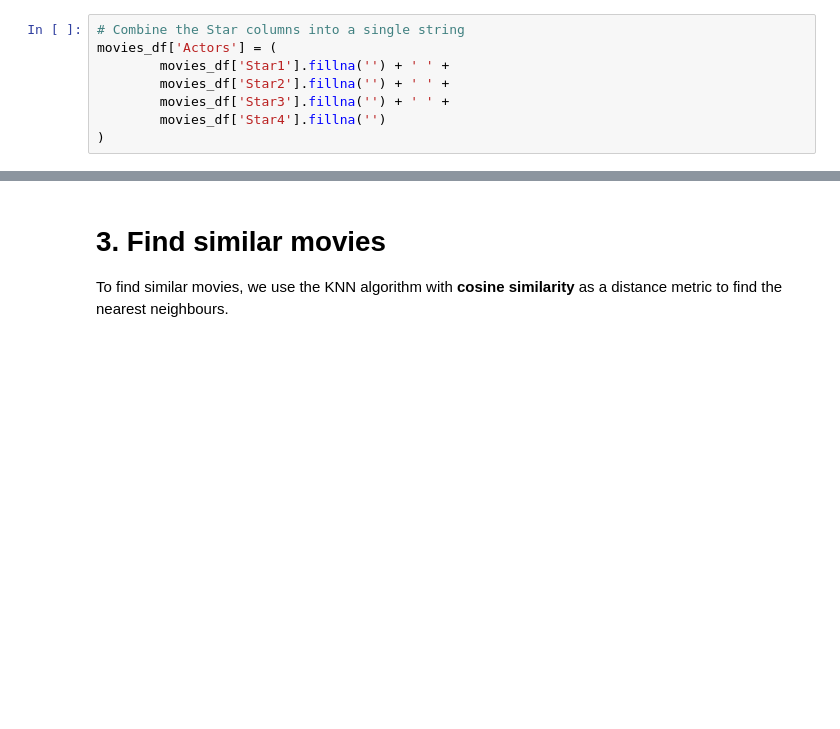
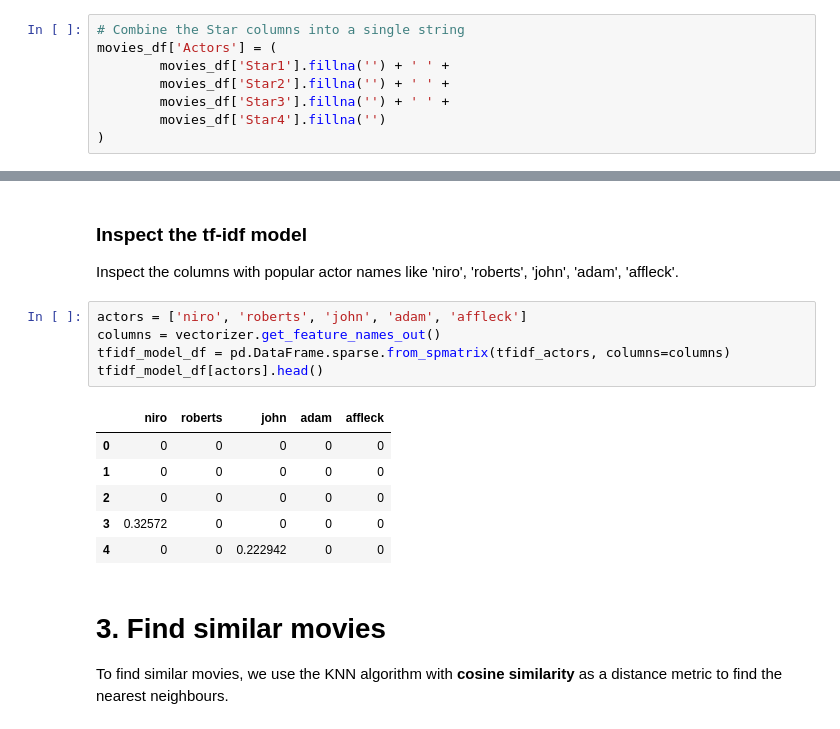
Before and after one commit to learoncero/recommender-system, a Jupyter notebook: 4_similar_movies_actors.ipynb, the cells around one changed output, grey strips where cells are left out. Saved outputs shown, nothing was run; the diff lists cells and outputs as text; blank space fills up the shorter version.

```diff
--- a/4_similar_movies_actors.ipynb
+++ b/4_similar_movies_actors.ipynb
@@ -63,3 +57,19 @@ Matrix contains 1000 movies and 1377 words
+# %% [markdown]
+### Inspect the tf-idf model
+
+Inspect the columns with popular actor names like 'niro', 'roberts', 'john', 'adam', 'affleck'.
+# %%
+actors = ['niro', 'roberts', 'john', 'adam', 'affleck']
+columns = vectorizer.get_feature_names_out()
+tfidf_model_df = pd.DataFrame.sparse.from_spmatrix(tfidf_actors, columns=columns)
+tfidf_model_df[actors].head()
+# %% [output]
+|  | niro | roberts | john | adam | affleck |
+| 0 | 0 | 0 | 0 | 0 | 0 |
+| 1 | 0 | 0 | 0 | 0 | 0 |
+| 2 | 0 | 0 | 0 | 0 | 0 |
+| 3 | 0.32572 | 0 | 0 | 0 | 0 |
+| 4 | 0 | 0 | 0.222942 | 0 | 0 |
 # %% [markdown]
 # 3. Find similar movies
 
```
Also changed, not shown: parts of 4 cells of this notebook, 5 other files.
